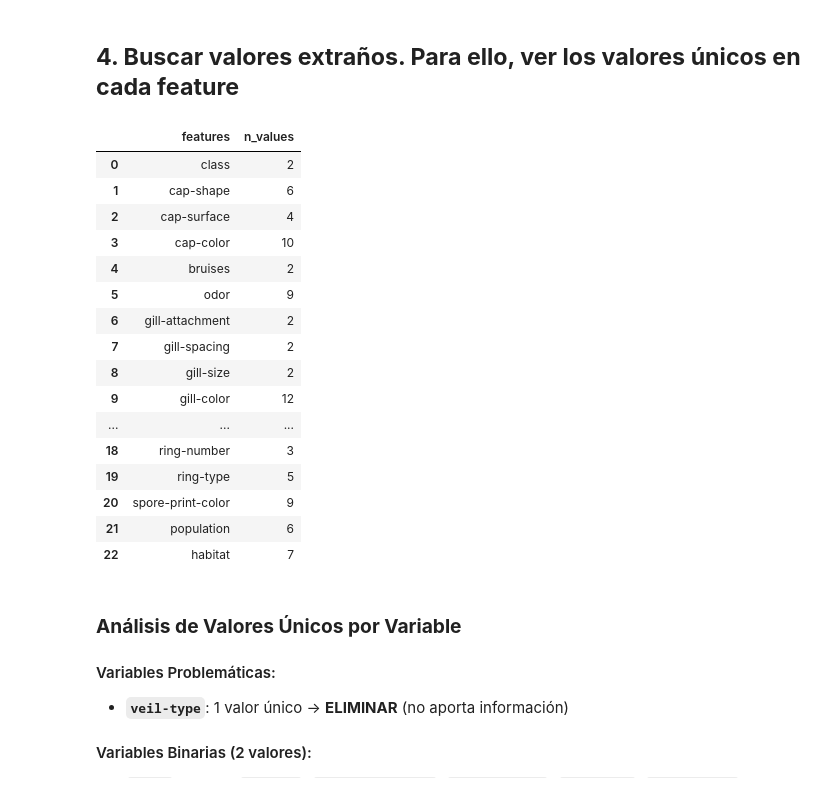
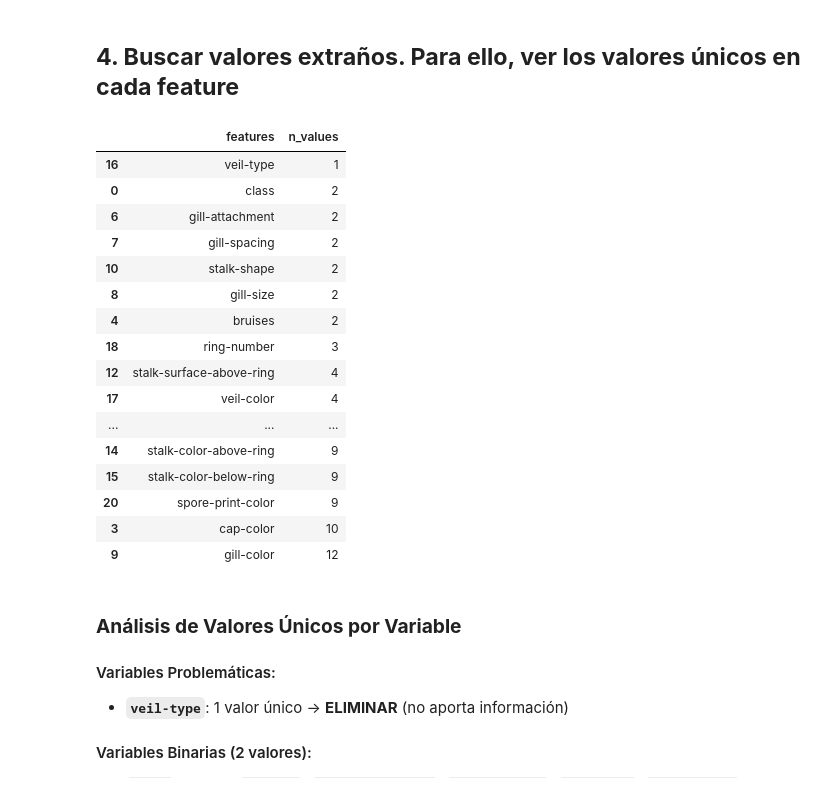
Before and after one commit to fintihlupik/Project-6-Mushrooms, a Jupyter notebook: notebooks/workshop-clustering-pca.ipynb, the cells around one changed output. Cells and saved outputs as stored; diff of their text form; code cells hidden in the pictures.

```diff
--- a/notebooks/workshop-clustering-pca.ipynb
+++ b/notebooks/workshop-clustering-pca.ipynb
@@ -24,7 +24,8 @@ from sklearn.decomposition import PCA
 ## **1. Leer conjunto de datos y primer vistazo**
 # %%
 # Cargamos el dataset de setas
-df = pd.read_csv('mushrooms.csv')
+df = pd.read_csv('../data/mushrooms.csv')
+#df = pd.read_csv('mushrooms.csv')
 
 # Visualizamos las primeras filas del dataframe
 df.head()
@@ -381,29 +391,30 @@ dtype: int64
 # %%
 # Obtener un nuevo dataframe de dos columnas donde en la primera estén las features (features) y en la otra los valores únicos
 # asociados (n_values).
 unique_values_df = pd.DataFrame({
-    'features': df.columns,
-    'n_values': [df[col].nunique() for col in df.columns]
+    'features': df_decoded.columns,
+    'n_values': [df_decoded[col].nunique() for col in df_decoded.columns]
 })
+unique_values_df.sort_values(by='n_values', ascending=True, inplace=True)
 unique_values_df
 # %% [output]
 |  | features | n_values |
+| 16 | veil-type | 1 |
 | 0 | class | 2 |
-| 1 | cap-shape | 6 |
-| 2 | cap-surface | 4 |
-| 3 | cap-color | 10 |
-| 4 | bruises | 2 |
-| 5 | odor | 9 |
 | 6 | gill-attachment | 2 |
 | 7 | gill-spacing | 2 |
+| 10 | stalk-shape | 2 |
 | 8 | gill-size | 2 |
+| 4 | bruises | 2 |
+| 18 | ring-number | 3 |
+| 12 | stalk-surface-above-ring | 4 |
+| 17 | veil-color | 4 |
+| ... | ... | ... |
+| 14 | stalk-color-above-ring | 9 |
+| 15 | stalk-color-below-ring | 9 |
+| 20 | spore-print-color | 9 |
+| 3 | cap-color | 10 |
 | 9 | gill-color | 12 |
-| ... | ... | ... |
-| 18 | ring-number | 3 |
-| 19 | ring-type | 5 |
-| 20 | spore-print-color | 9 |
-| 21 | population | 6 |
-| 22 | habitat | 7 |
 # %% [markdown]
 ### **Análisis de Valores Únicos por Variable**
 
```
Also changed, not shown: parts of 19 cells of this notebook.
